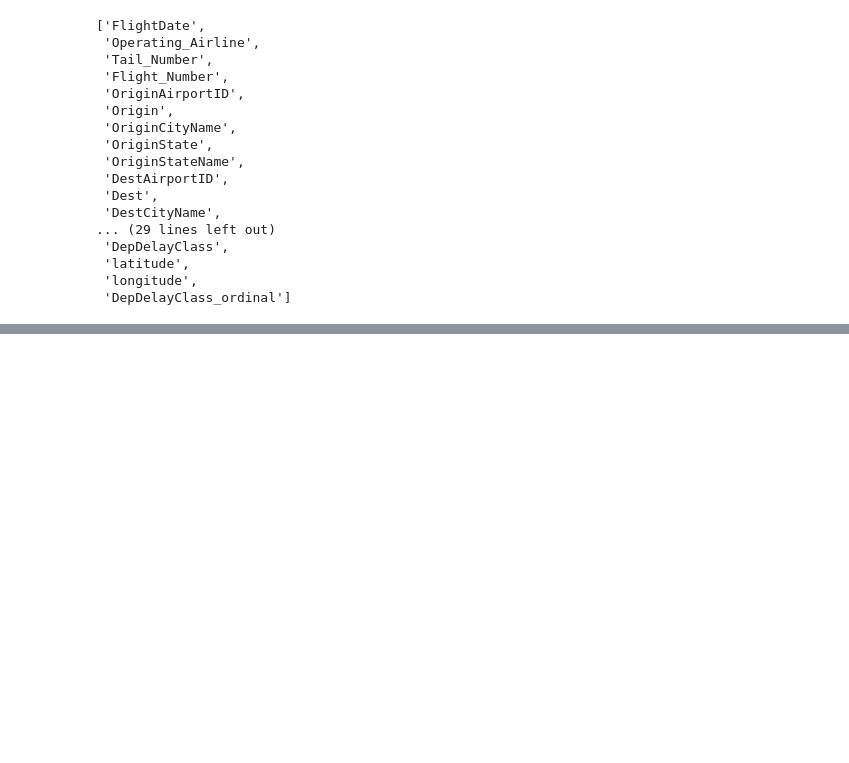
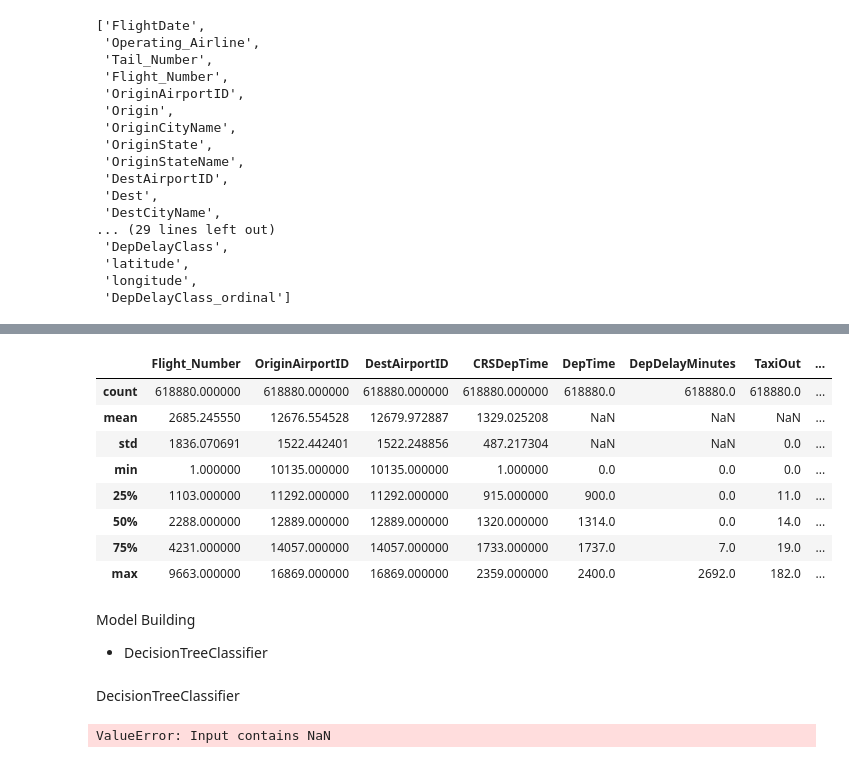
Before and after one commit to georgetown-analytics/team-3, a Jupyter notebook: flight_model/notebooks/ML/ml_flight_data_20182022.ipynb, the cells around one changed output, grey strips where cells are left out. Drawn from its saved outputs; the diff is of its cells as text; code cells hidden in the pictures; blank space fills up the shorter version.

```diff
--- a/flight_model/notebooks/ML/ml_flight_data_20182022.ipynb
+++ b/flight_model/notebooks/ML/ml_flight_data_20182022.ipynb
@@ -360,0 +406,15 @@ Image("../../data/images/ModellingWorkflow.png")
+# %%
+df_flights_2.describe()
+# %% [output]
+|  | Flight_Number | OriginAirportID | DestAirportID | CRSDepTime | DepTime | DepDelayMinutes | TaxiOut | ... |
+| count | 618880.000000 | 618880.000000 | 618880.000000 | 618880.000000 | 618880.0 | 618880.0 | 618880.0 | ... |
+| mean | 2685.245550 | 12676.554528 | 12679.972887 | 1329.025208 | NaN | NaN | NaN | ... |
+| std | 1836.070691 | 1522.442401 | 1522.248856 | 487.217304 | NaN | NaN | 0.0 | ... |
+| min | 1.000000 | 10135.000000 | 10135.000000 | 1.000000 | 0.0 | 0.0 | 0.0 | ... |
+| 25% | 1103.000000 | 11292.000000 | 11292.000000 | 915.000000 | 900.0 | 0.0 | 11.0 | ... |
+| 50% | 2288.000000 | 12889.000000 | 12889.000000 | 1320.000000 | 1314.0 | 0.0 | 14.0 | ... |
+| 75% | 4231.000000 | 14057.000000 | 14057.000000 | 1733.000000 | 1737.0 | 7.0 | 19.0 | ... |
+| max | 9663.000000 | 16869.000000 | 16869.000000 | 2359.000000 | 2400.0 | 2692.0 | 182.0 | ... |
+# %% [markdown]
+Model Building
+- DecisionTreeClassifier
@@ -361,3 +426,11 @@ Image("../../data/images/ModellingWorkflow.png")
+# %% [markdown]
+DecisionTreeClassifier
+# %%
+model_DecisionTreeClassifier = DecisionTreeClassifier()
+model_DecisionTreeClassifier.fit(X,y)
+#get_internal_params(model_DecisionTreeClassifier)
+# %% [output]
+ValueError: Input contains NaN
 # %%
 def fit_and_evaluate(X, y, model, label, **kwargs):
     """
```
Also changed, not shown: parts of 18 cells of this notebook.
